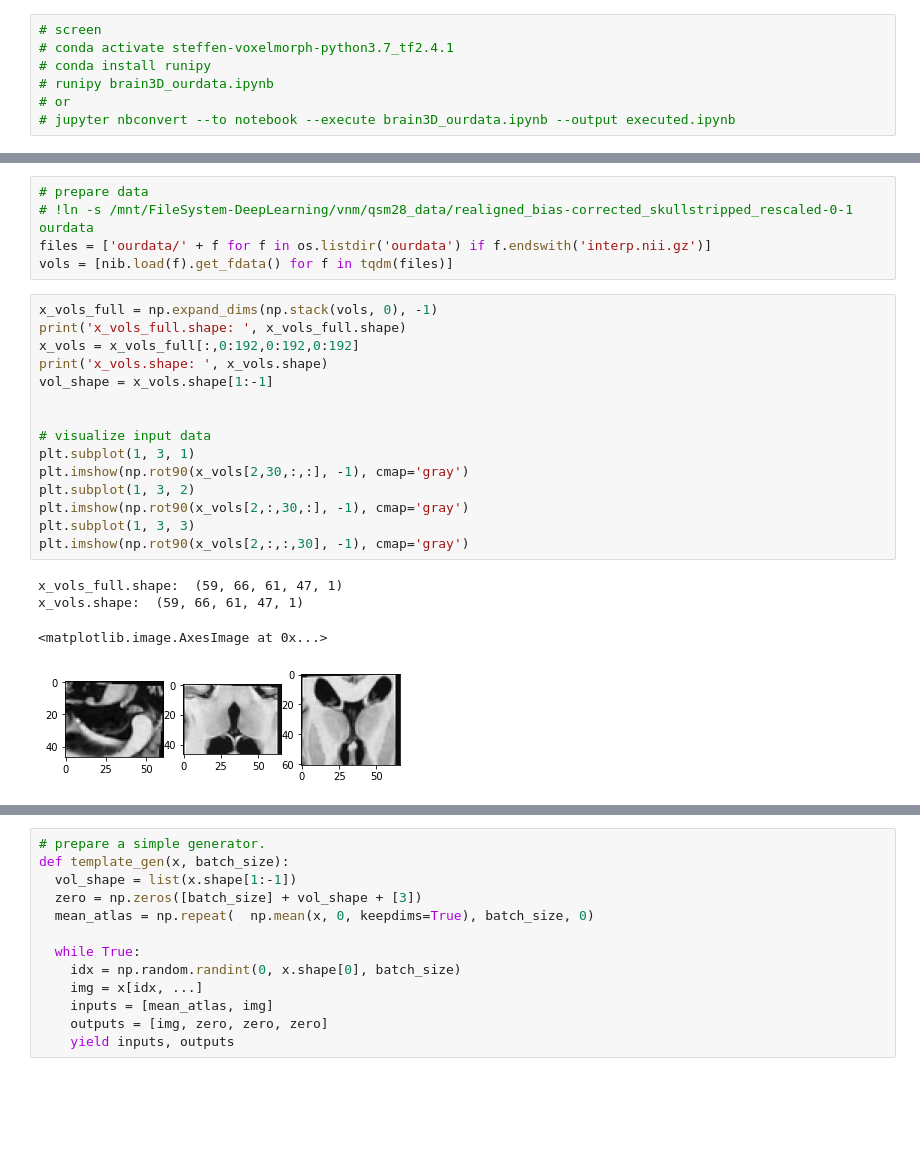
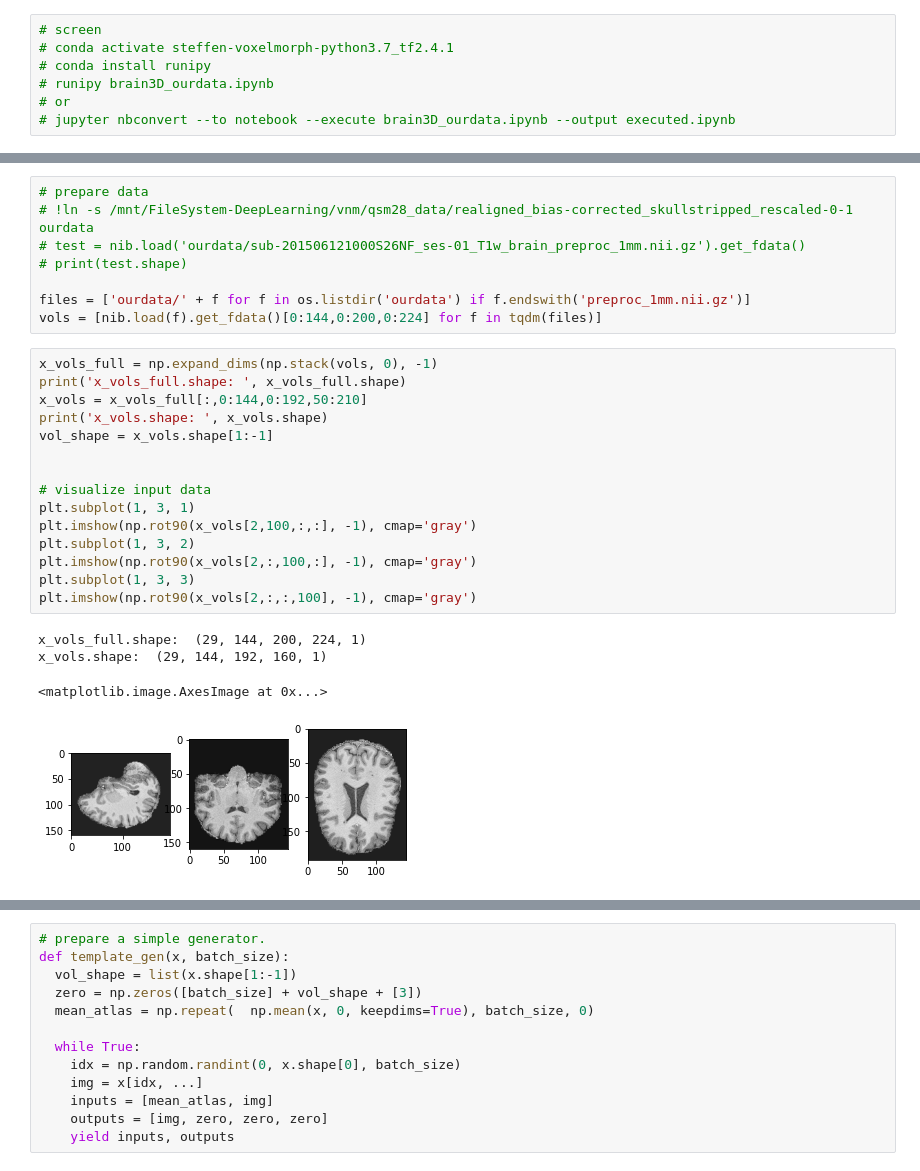
Before and after one commit to stebo85/voxelmorph-test, a Jupyter notebook: brain3D_ourdata.ipynb, the cells around one changed output, grey strips where cells are left out. Drawn from its saved outputs; the diff is of its cells as text; blank space fills up the shorter version.

```diff
--- a/brain3D_ourdata.ipynb
+++ b/brain3D_ourdata.ipynb
@@ -56,28 +56,31 @@ tqdm_cb = tfa.callbacks.TQDMProgressBar(leave_epoch_progress=False, show_epoch_p
 # %%
 # prepare data
 # !ln -s /mnt/FileSystem-DeepLearning/vnm/qsm28_data/realigned_bias-corrected_skullstripped_rescaled-0-1 ourdata
-files = ['ourdata/' + f for f in os.listdir('ourdata') if f.endswith('interp.nii.gz')]
-vols = [nib.load(f).get_fdata() for f in tqdm(files)]
+# test = nib.load('ourdata/sub-201506121000S26NF_ses-01_T1w_brain_preproc_1mm.nii.gz').get_fdata()
+# print(test.shape)
+
+files = ['ourdata/' + f for f in os.listdir('ourdata') if f.endswith('preproc_1mm.nii.gz')]
+vols = [nib.load(f).get_fdata()[0:144,0:200,0:224] for f in tqdm(files)]
 # %%
 x_vols_full = np.expand_dims(np.stack(vols, 0), -1)
 print('x_vols_full.shape: ', x_vols_full.shape)
-x_vols = x_vols_full[:,0:192,0:192,0:192]
+x_vols = x_vols_full[:,0:144,0:192,50:210]
 print('x_vols.shape: ', x_vols.shape)
 vol_shape = x_vols.shape[1:-1]
 
 
 # visualize input data
 plt.subplot(1, 3, 1)
-plt.imshow(np.rot90(x_vols[2,30,:,:], -1), cmap='gray')
+plt.imshow(np.rot90(x_vols[2,100,:,:], -1), cmap='gray')
 plt.subplot(1, 3, 2)
-plt.imshow(np.rot90(x_vols[2,:,30,:], -1), cmap='gray')
+plt.imshow(np.rot90(x_vols[2,:,100,:], -1), cmap='gray')
 plt.subplot(1, 3, 3)
-plt.imshow(np.rot90(x_vols[2,:,:,30], -1), cmap='gray')
+plt.imshow(np.rot90(x_vols[2,:,:,100], -1), cmap='gray')
 # %% [output]
-x_vols_full.shape:  (59, 66, 61, 47, 1)
-x_vols.shape:  (59, 66, 61, 47, 1)
+x_vols_full.shape:  (29, 144, 200, 224, 1)
+x_vols.shape:  (29, 144, 192, 160, 1)
 <matplotlib.image.AxesImage at 0x...>
-[figure, old version]
+[figure, new version]
 # %%
 # get the model
 enc_nf = [16, 32, 32, 32]
```
Also changed, not shown: parts of 9 cells of this notebook.
